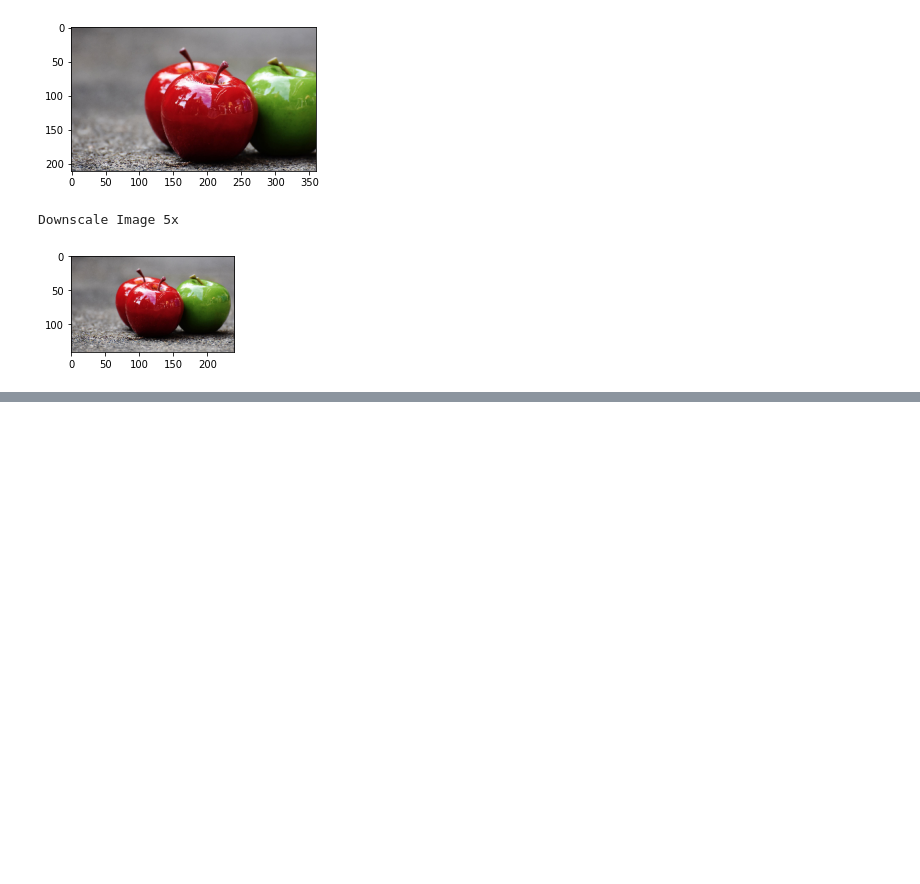
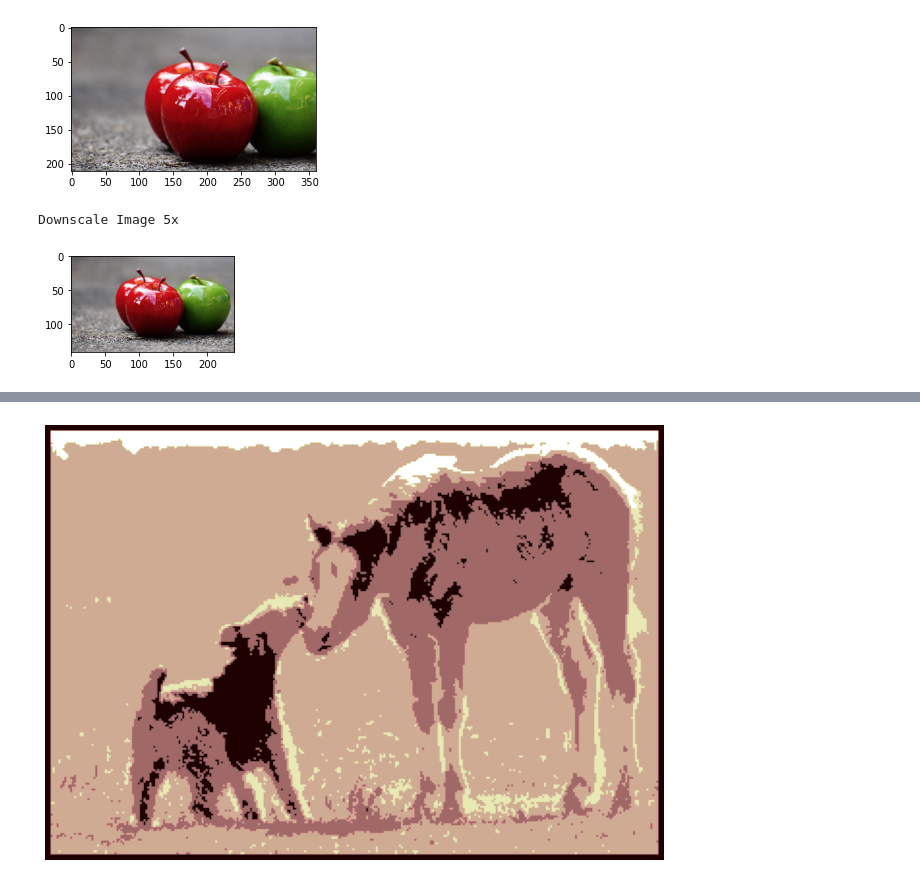
Before and after one commit to manishmawatwal/DataScience, a Jupyter notebook: Image_Processing_basics.ipynb, the cells around one changed output, grey strips where cells are left out. Saved outputs shown, nothing was run; the diff lists cells and outputs as text; code cells hidden in the pictures; blank space fills up the shorter version.

```diff
--- a/Image_Processing_basics.ipynb
+++ b/Image_Processing_basics.ipynb
@@ -312,0 +364,23 @@ Downscale Image 5x
+# %%
+# What if we tune the above function more??
+arr = gray.flatten()
+for i in range(len(arr)):
+    if arr[i]>=arr.mean():
+        arr[i]=4
+    elif arr[i]>=0.75:
+        arr[i]=3
+    elif arr[i]>0.5 :
+        arr[i] = 2
+    elif arr[i]>0.25:
+        arr[i] = 1
+    else:
+        arr[i] = 0
+gray_segmented_2 = arr.reshape(gray.shape[0],gray.shape[1])
+# %%
+# There are 5 segments in the below image :)
+plt.figure(figsize=(18,8))
+plt.imshow(gray_segmented_2,cmap='pink')
+plt.axis("off")
+plt.show()
+# %% [output]
+[figure, added]
```
Also changed, not shown: parts of 19 cells of this notebook.
